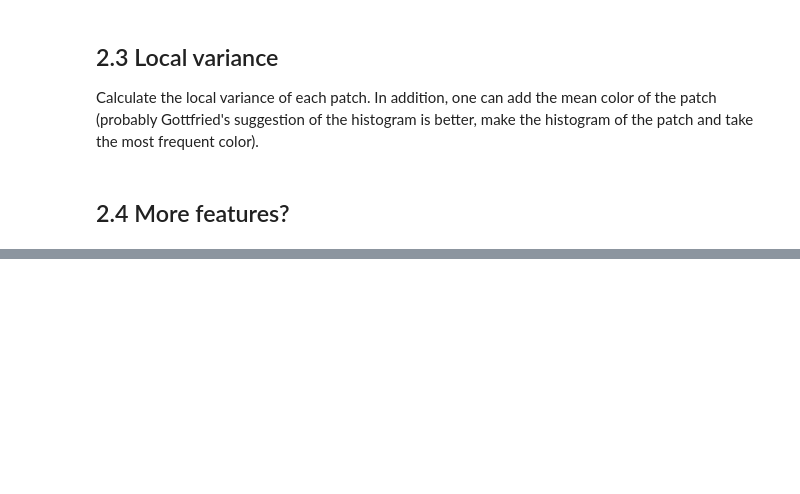
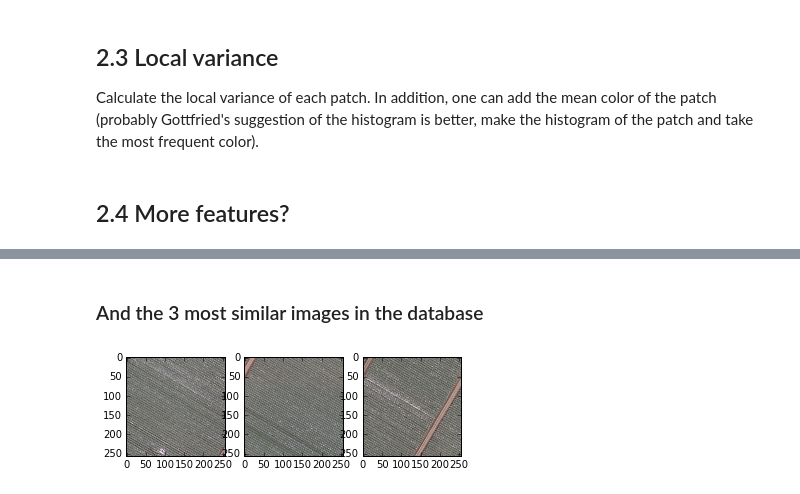
Before and after one commit to fadam/BigSkyEarth_Clustering, a Jupyter notebook: BigSky_task02_clustering.ipynb, the cells around one changed output, grey strips where cells are left out. Cells and saved outputs as stored; diff of their text form; code cells hidden in the pictures; blank space fills up the shorter version.

```diff
--- a/BigSky_task02_clustering.ipynb
+++ b/BigSky_task02_clustering.ipynb
@@ -205,0 +341,12 @@ In addition, one can add the mean color of the patch (probably Gottfried's sugge
+# %% [markdown]
+### And the 3 most similar images in the database
+# %%
+    plt.subplot(1,3,1)
+    plt.imshow(match1)
+    plt.subplot(1,3,2)
+    plt.imshow(match2)
+    plt.subplot(1,3,3)
+    plt.imshow(match3)
+    plt.show()
+# %% [output]
+[figure, added]
```
Also changed, not shown: parts of 13 cells of this notebook.
